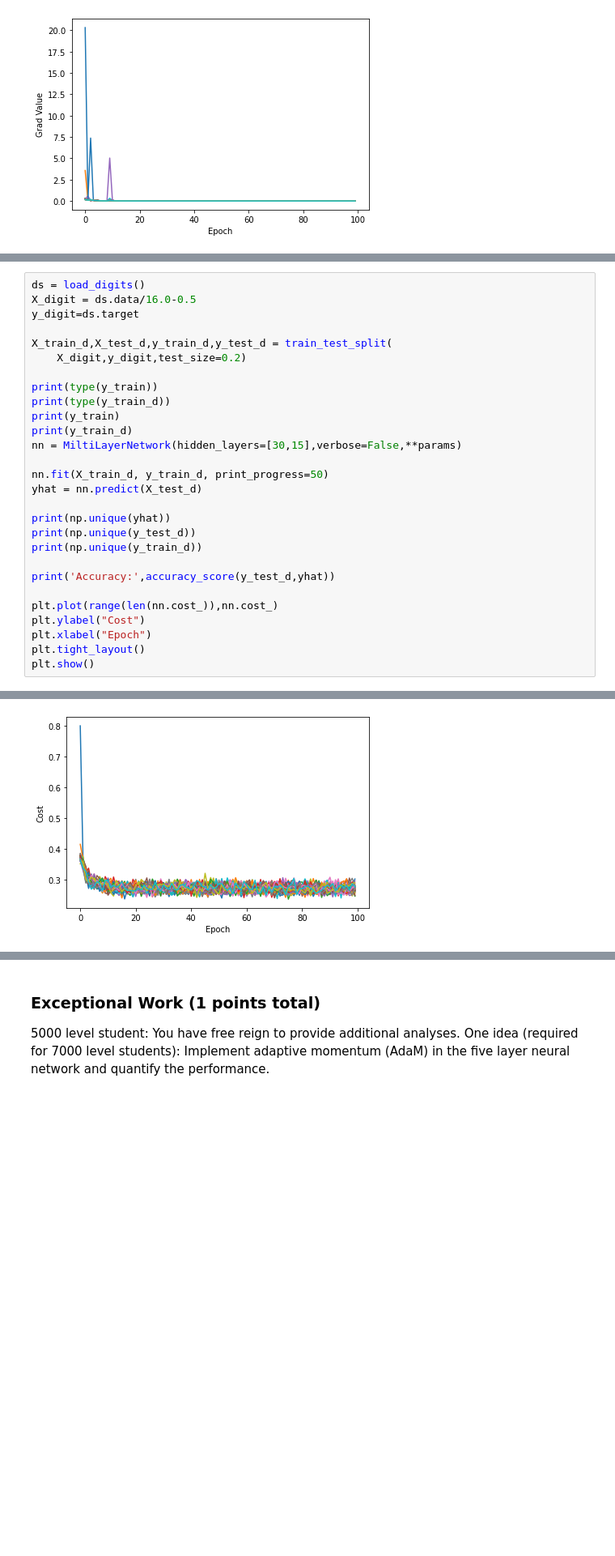
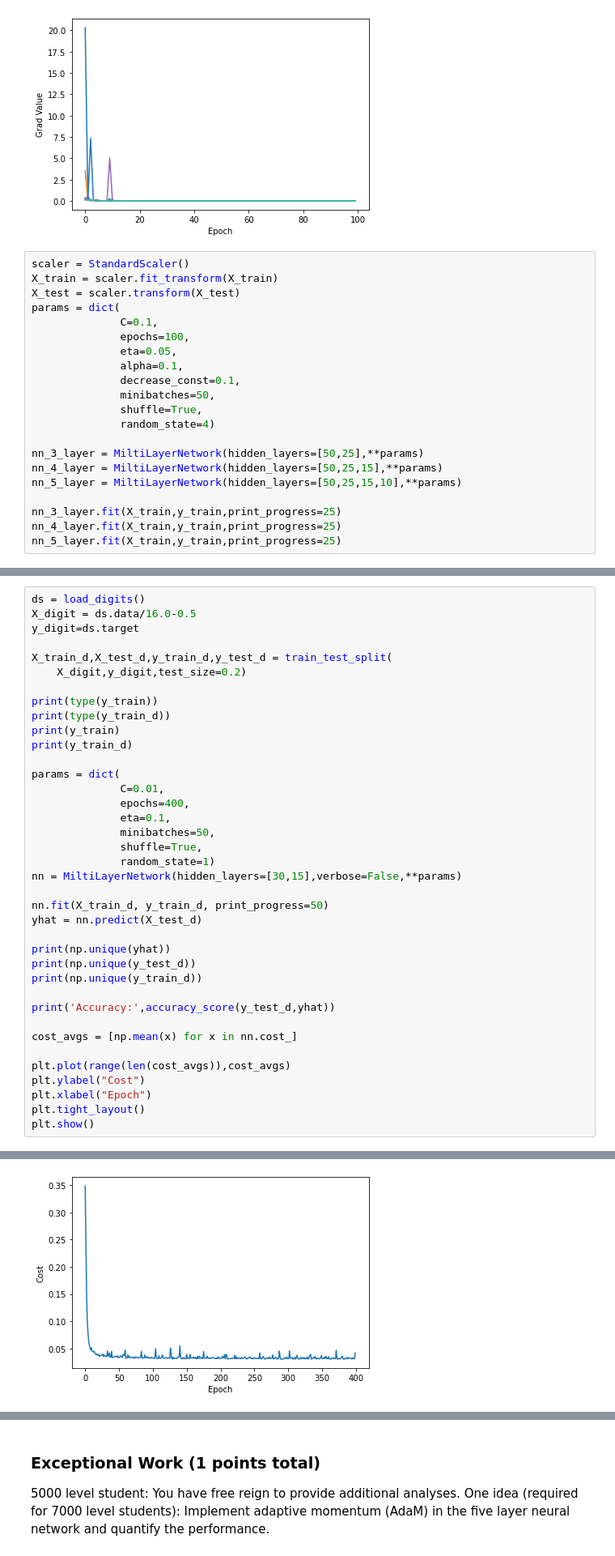
Before and after one commit to AlexShock66/LAB-4-MLP, a Jupyter notebook: MLP_Beaned.ipynb, the cells around one changed output, grey strips where cells are left out. Shown at 81% size. Saved outputs shown, nothing was run; the diff lists cells and outputs as text; blank space fills up the shorter version.

```diff
--- a/MLP_Beaned.ipynb
+++ b/MLP_Beaned.ipynb
@@ -1177,3 +1177,24 @@ plt.tight_layout()
 plt.show()
 # %% [output]
 [figure]
+# %%
+scaler = StandardScaler()
+X_train = scaler.fit_transform(X_train)
+X_test = scaler.transform(X_test)
+params = dict(
+              C=0.1,
+              epochs=100,
+              eta=0.05,
+              alpha=0.1,
+              decrease_const=0.1,
+              minibatches=50,
+              shuffle=True,
+              random_state=4)
+
+nn_3_layer = MiltiLayerNetwork(hidden_layers=[50,25],**params)
+nn_4_layer = MiltiLayerNetwork(hidden_layers=[50,25,15],**params)
+nn_5_layer = MiltiLayerNetwork(hidden_layers=[50,25,15,10],**params)
+
+nn_3_layer.fit(X_train,y_train,print_progress=25)
+nn_4_layer.fit(X_train,y_train,print_progress=25)
+nn_5_layer.fit(X_train,y_train,print_progress=25)
@@ -1189,6 +1277,14 @@ print(type(y_train))
 print(type(y_train_d))
 print(y_train)
 print(y_train_d)
+
+params = dict(
+              C=0.01,
+              epochs=400,
+              eta=0.1,
+              minibatches=50,
+              shuffle=True,
+              random_state=1)
 nn = MiltiLayerNetwork(hidden_layers=[30,15],verbose=False,**params)
 
 nn.fit(X_train_d, y_train_d, print_progress=50)
@@ -1200,7 +1296,9 @@ print(np.unique(y_train_d))
 
 print('Accuracy:',accuracy_score(y_test_d,yhat))
 
-plt.plot(range(len(nn.cost_)),nn.cost_)
+cost_avgs = [np.mean(x) for x in nn.cost_]
+
+plt.plot(range(len(cost_avgs)),cost_avgs)
 plt.ylabel("Cost")
 plt.xlabel("Epoch")
 plt.tight_layout()
@@ -1229,4 +1329,4 @@ Accuracy: 0.8111111111111111
-[figure, old version]
+[figure, new version]
 # %%
 tmp = np.array(nn.grad_values_)
 plt.plot(range(len(nn.grad_values_)),tmp[:,0],label='W1')
```
Also changed, not shown: parts of 5 cells of this notebook.
